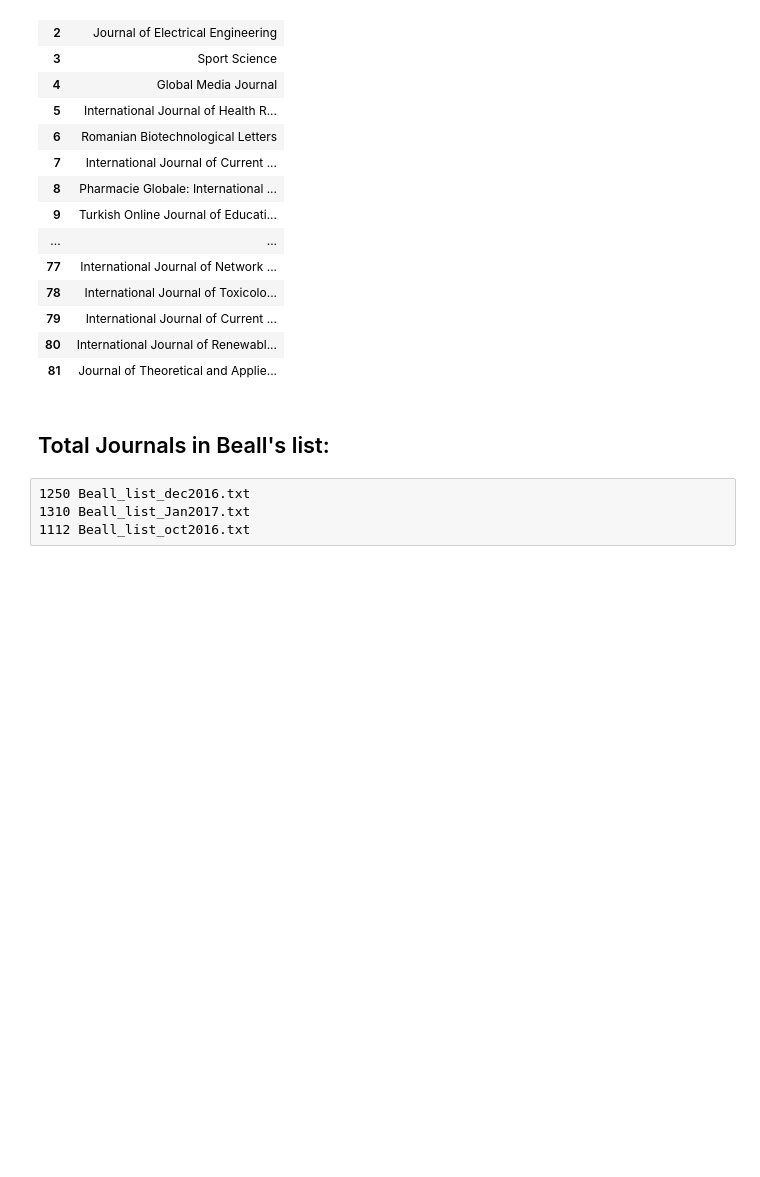
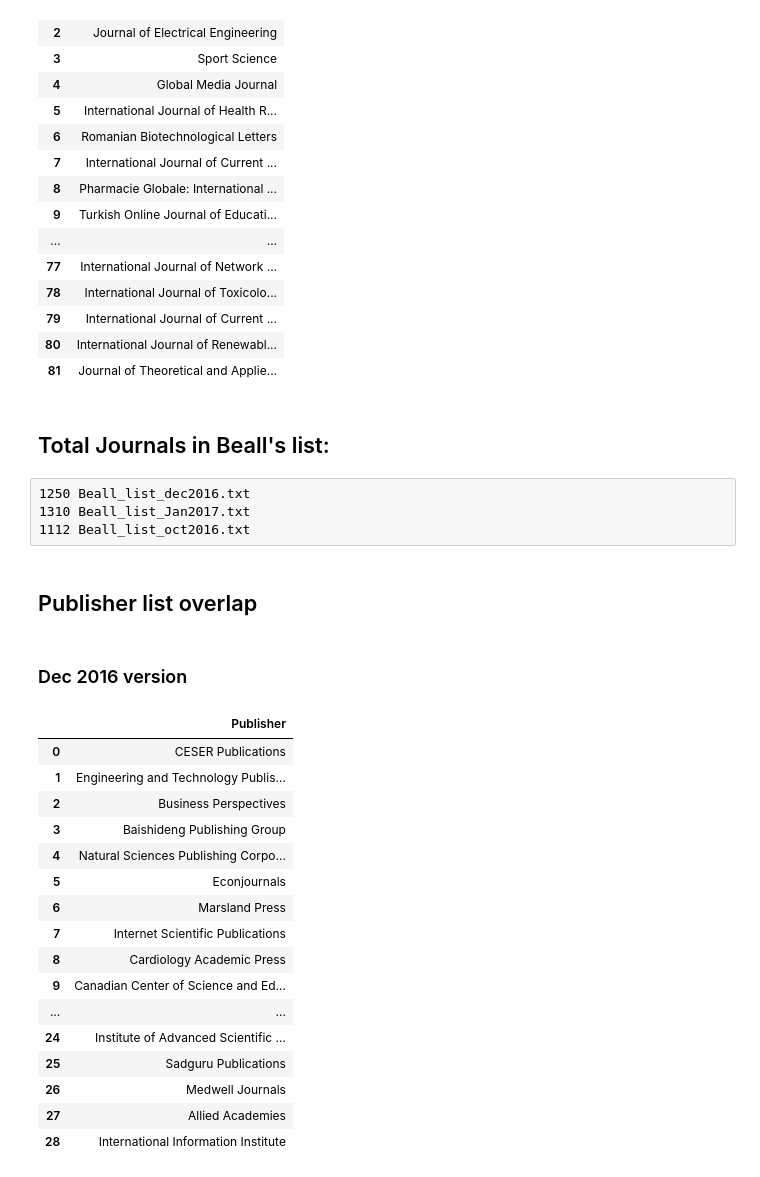
Before and after one commit to saketkc/ugc-predatory-journal-analysis, a Jupyter notebook: UGC-Journal-Analysis-April-2017.ipynb, the cells around one changed output. Cells and saved outputs as stored; diff of their text form; code cells hidden in the pictures; blank space fills up the shorter version.

Commit message:
Add Jan 2017 version

```diff
--- a/UGC-Journal-Analysis-April-2017.ipynb
+++ b/UGC-Journal-Analysis-April-2017.ipynb
@@ -105,3 +105,30 @@ overlap_jan_dec
 1250 Beall_list_dec2016.txt
 1310 Beall_list_Jan2017.txt
 1112 Beall_list_oct2016.txt
+# %% [markdown]
+## Publisher list overlap
+# %% [markdown]
+### Dec 2016 version
+# %%
+with open('Beall_publisher_list_Dec2016.txt') as f:
+    beall_pubisher_list_dec = [x.strip() for x in f.readlines()]
+publisher_matches_dec2016 = pd.DataFrame({'Publisher': list(set(df.Publisher).intersection(beall_pubisher_list_dec))})
+publisher_matches_dec2016
+# %% [output]
+|  | Publisher |
+| 0 | CESER Publications |
+| 1 | Engineering and Technology Publis... |
+| 2 | Business Perspectives |
+| 3 | Baishideng Publishing Group |
+| 4 | Natural Sciences Publishing Corpo... |
+| 5 | Econjournals |
+| 6 | Marsland Press |
+| 7 | Internet Scientific Publications |
+| 8 | Cardiology Academic Press |
+| 9 | Canadian Center of Science and Ed... |
+| ... | ... |
+| 24 | Institute of Advanced Scientific ... |
+| 25 | Sadguru Publications |
+| 26 | Medwell Journals |
+| 27 | Allied Academies |
+| 28 | International Information Institute |
```
Also changed, not shown: parts of 2 cells of this notebook.
